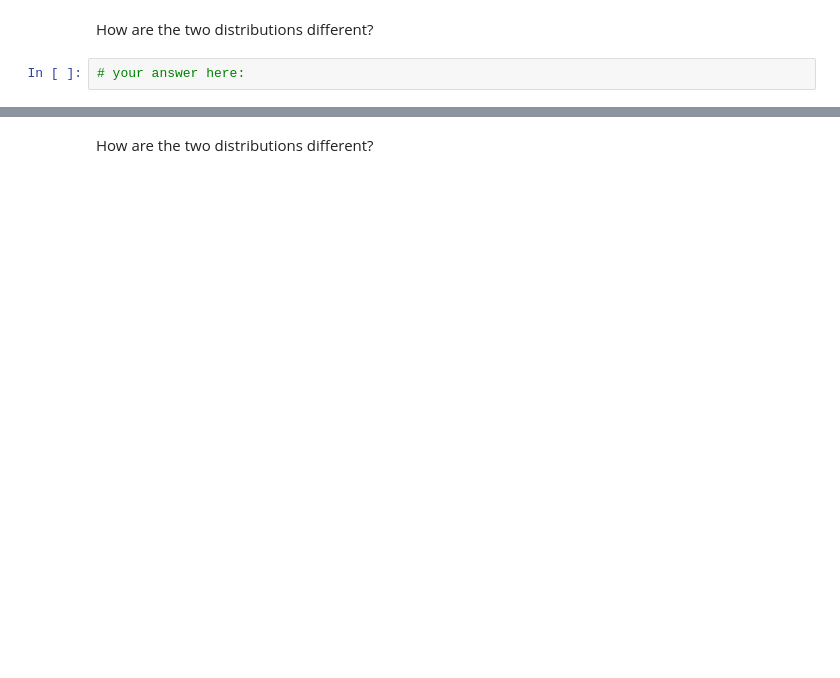
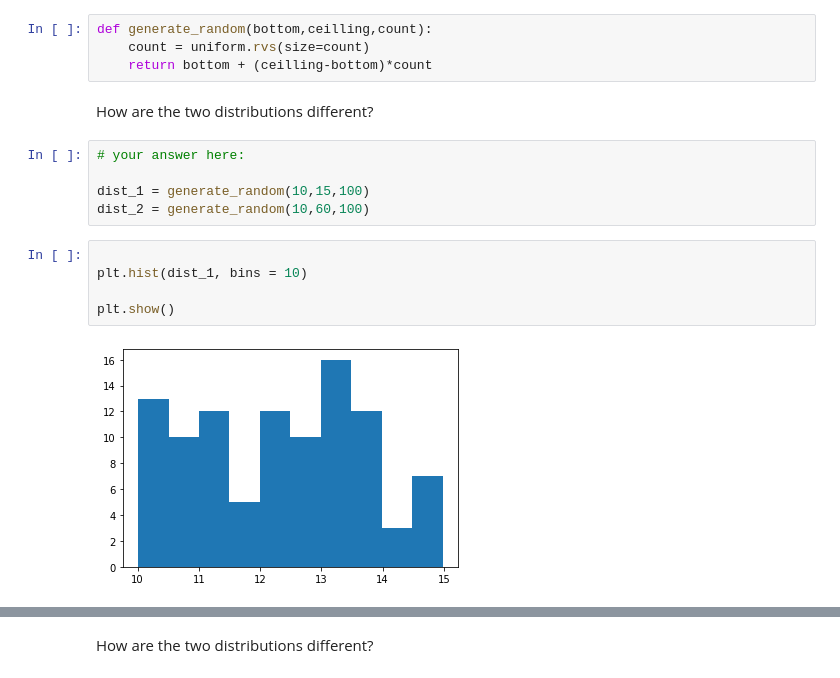
Before and after one commit to ta-data-lis/lab-probability-distributions, a Jupyter notebook: your-code/continuous.ipynb, the cells around one changed output, grey strips where cells are left out. Saved outputs shown, nothing was run; the diff lists cells and outputs as text; blank space fills up the shorter version.

```diff
--- a/your-code/continuous.ipynb
+++ b/your-code/continuous.ipynb
@@ -47,4 +45,18 @@ Your output should look like below:
+# %%
+def generate_random(bottom,ceilling,count):
+    count = uniform.rvs(size=count)
+    return bottom + (ceilling-bottom)*count
 # %% [markdown]
 How are the two distributions different?
-# %%
-# your answer here:
+# %%
+# your answer here:
+
+dist_1 = generate_random(10,15,100)
+dist_2 = generate_random(10,60,100)
+# %%
+
+plt.hist(dist_1, bins = 10)
+
+plt.show()
+# %% [output]
+[figure, added]
```
Also changed, not shown: parts of 20 cells of this notebook.
